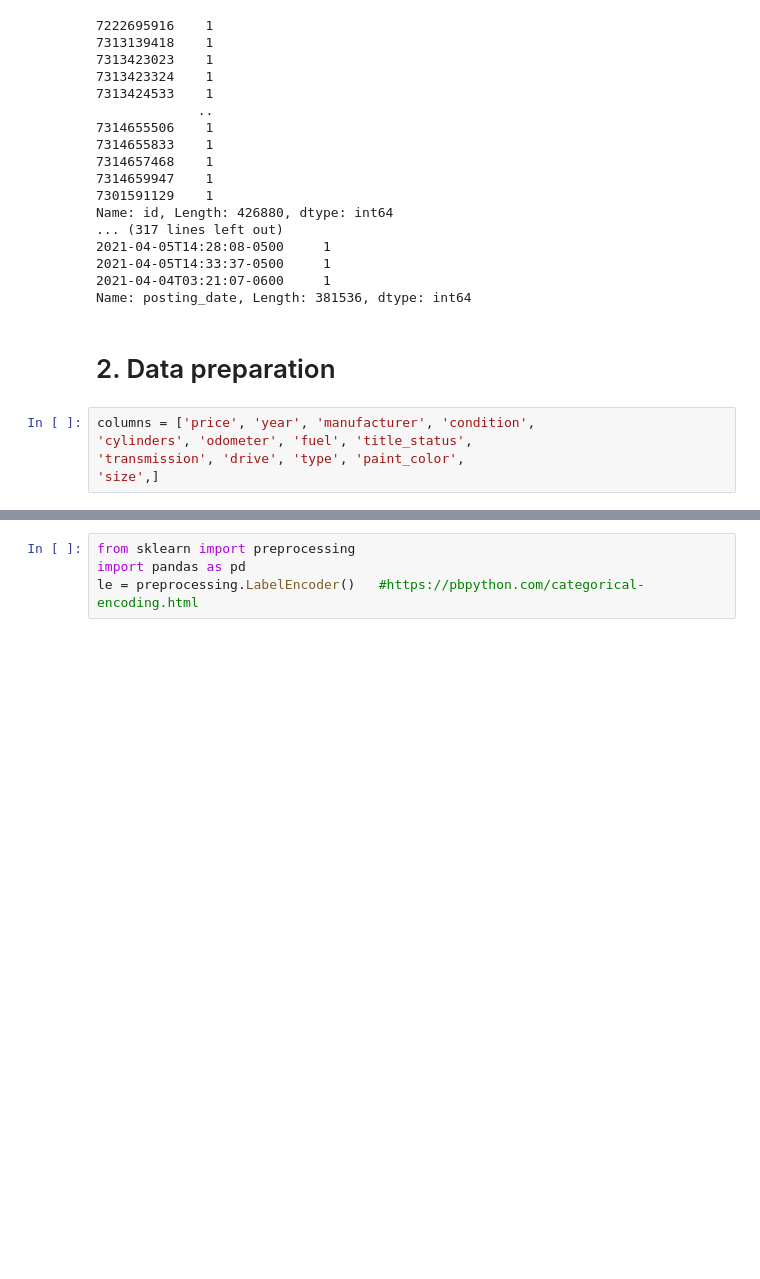
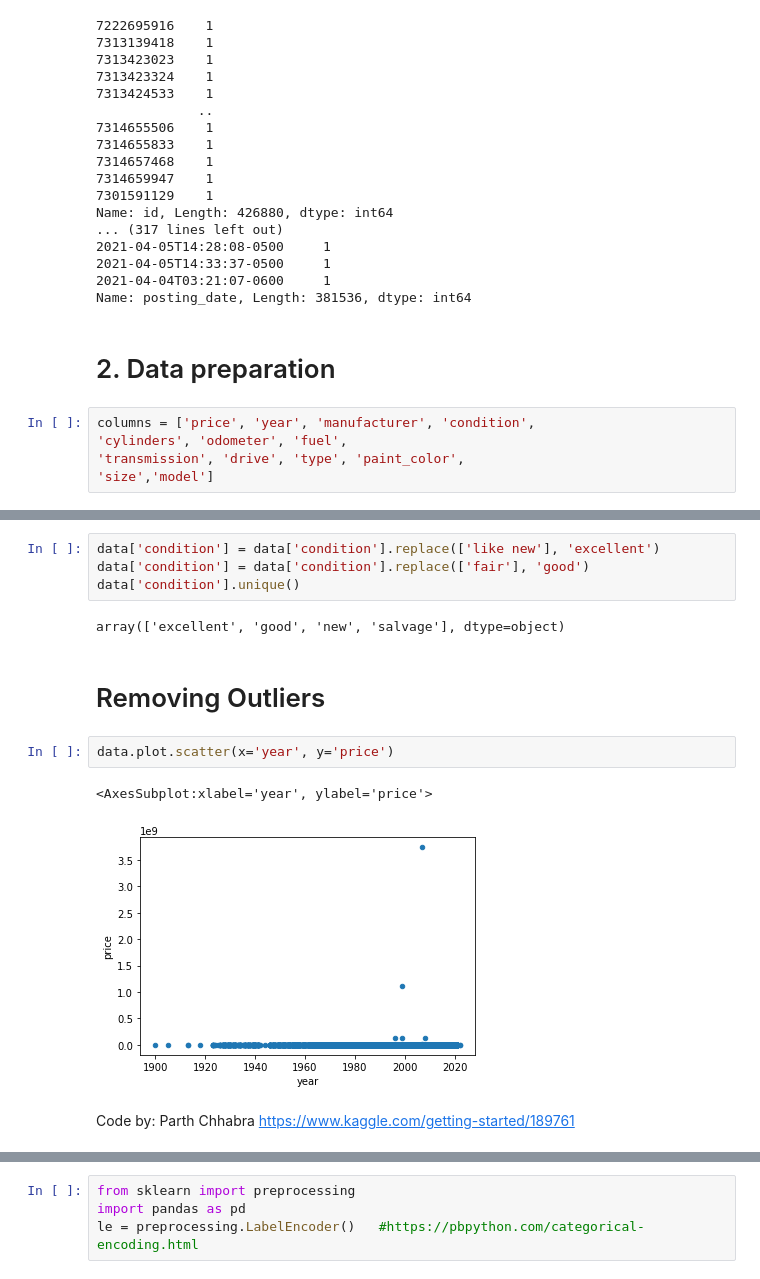
Before and after one commit to krisporovarde/real-or-fake-jobs, a Jupyter notebook: Predicting price.ipynb, the cells around one changed output, grey strips where cells are left out. Drawn from its saved outputs; the diff is of its cells as text; blank space fills up the shorter version.

```diff
--- a/Predicting price.ipynb
+++ b/Predicting price.ipynb
@@ -131,9 +99,9 @@ Name: posting_date, Length: 381536, dtype: int64
 # 2.  Data preparation
 # %%
 columns = ['price', 'year', 'manufacturer', 'condition',
-'cylinders', 'odometer', 'fuel', 'title_status',
+'cylinders', 'odometer', 'fuel',
 'transmission', 'drive', 'type', 'paint_color',
-'size',]
+'size','model']
 # %%
 data = data[columns]
 data = data.dropna()
@@ -142,0 +123,15 @@ data.shape
+# %%
+data['condition'] = data['condition'].replace(['like new'], 'excellent')
+data['condition'] = data['condition'].replace(['fair'], 'good')
+data['condition'].unique()
+# %% [output]
+array(['excellent', 'good', 'new', 'salvage'], dtype=object)
+# %% [markdown]
+# Removing Outliers
+# %%
+data.plot.scatter(x='year', y='price')
+# %% [output]
+<AxesSubplot:xlabel='year', ylabel='price'>
+[figure, added]
+# %% [markdown]
+Code by: Parth Chhabra https://www.kaggle.com/getting-started/189761
```
Also changed, not shown: parts of 39 cells of this notebook.
